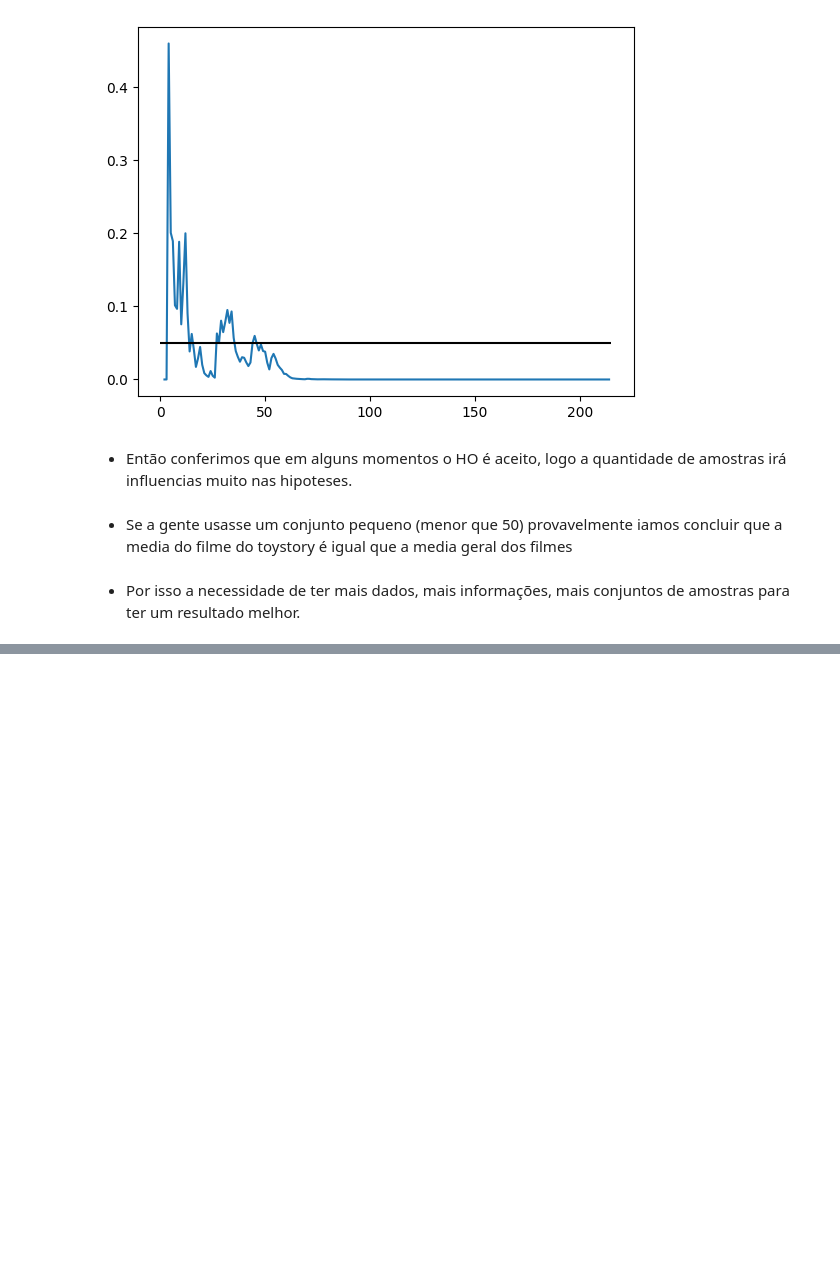
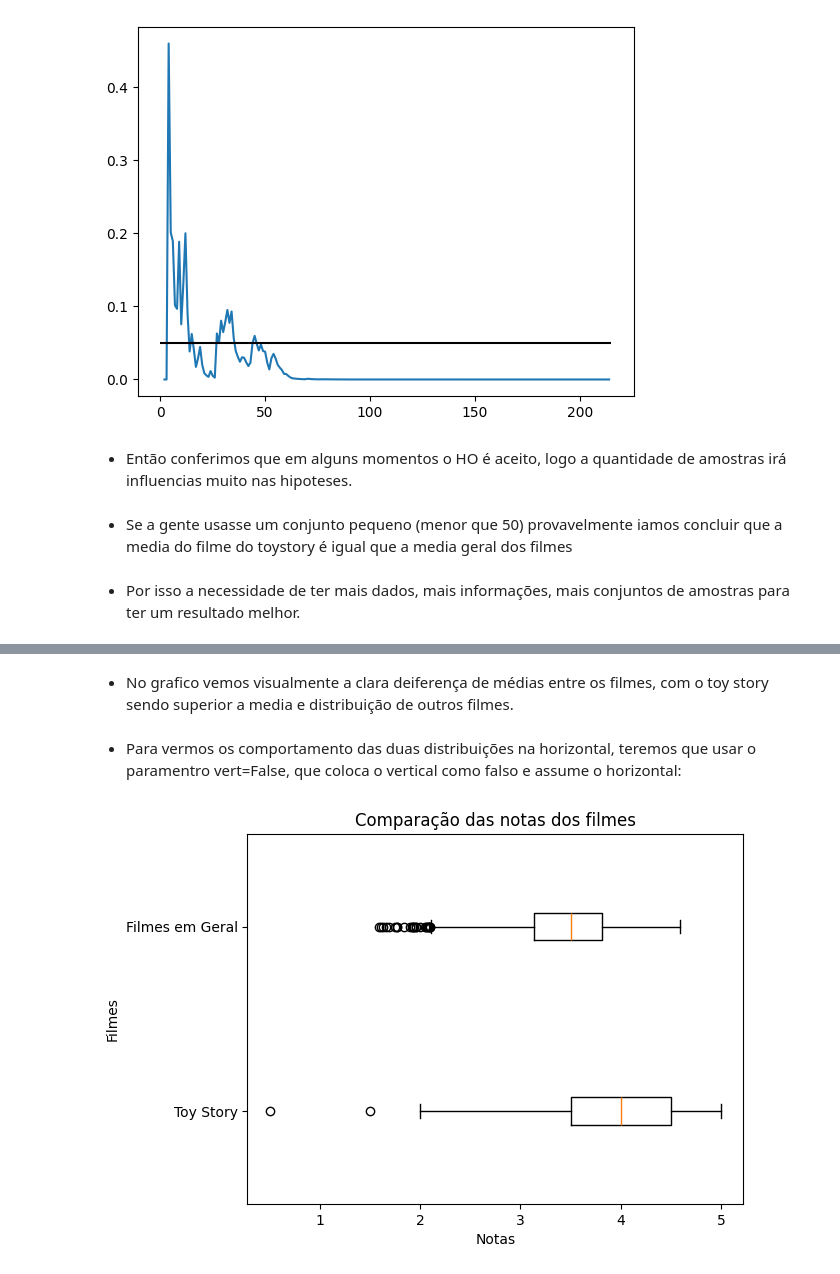
Before and after one commit to JonasSouza871/Machine-Learning-Statistics-Studies, a Jupyter notebook: Testes_Estatísticos_com_Python.ipynb, the cells around one changed output, grey strips where cells are left out. Cells and saved outputs as stored; diff of their text form; code cells hidden in the pictures; blank space fills up the shorter version.

```diff
--- a/Testes_Estatísticos_com_Python.ipynb
+++ b/Testes_Estatísticos_com_Python.ipynb
@@ -972,0 +1022,12 @@ plt.hlines(y=significancia, xmin=0, xmax=len(notas1), color="black") #adiciona a
+# %% [markdown]
+- No grafico vemos visualmente a clara deiferença de médias entre os filmes, com o toy story sendo superior a media e distribuição de outros filmes.
+# %% [markdown]
+- Para vermos os comportamento das duas distribuições na horizontal, teremos que usar o paramentro vert=False, que coloca o vertical como falso e assume o horizontal:
+# %%
+plt.boxplot([notas1, notas_filmes_mais_de_10_votos], labels=['Toy Story', 'Filmes em Geral'], vert = False)
+plt.title("Comparação das notas dos filmes")
+plt.xlabel("Notas")
+plt.ylabel("Filmes")
+plt.show()
+# %% [output]
+[figure, added]
```
Also changed, not shown: parts of 38 cells of this notebook.
